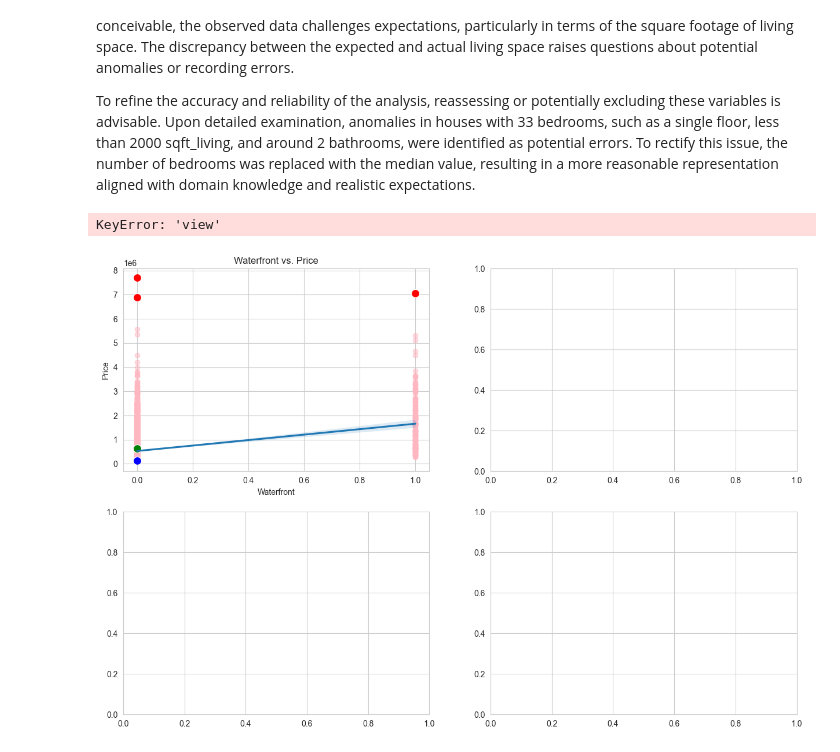
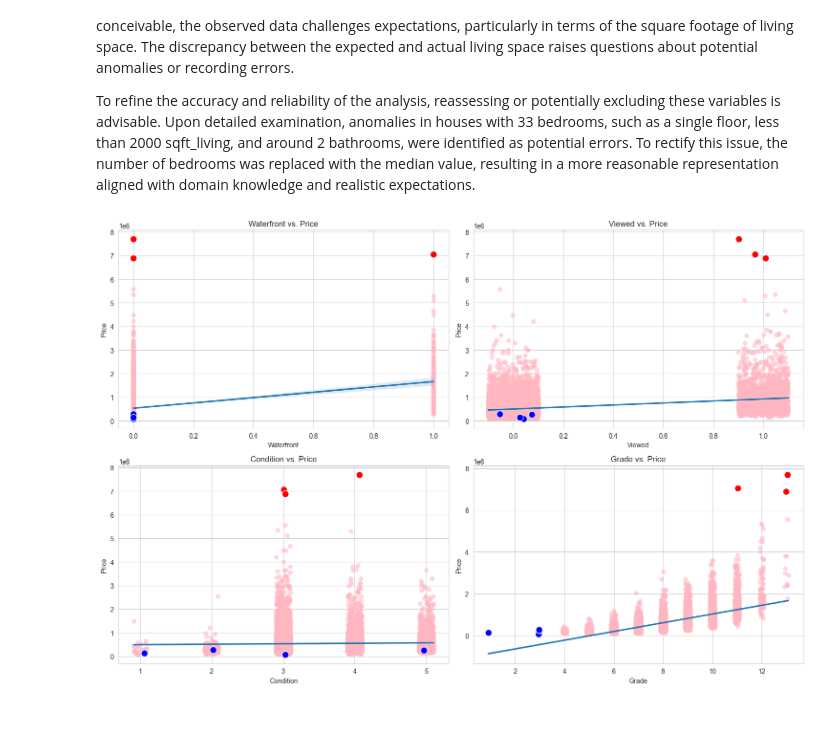
Before and after one commit to gizemguleli/RR_Project-Housing-Price-Dynamics-in-King-Cunty-WA, a Jupyter notebook: V1.ipynb, the cells around one changed output. Cells and saved outputs as stored; diff of their text form; code cells hidden in the pictures; blank space fills up the shorter version.

Commit message:
ext are changed according to new structure and graph results

```diff
--- a/V1.ipynb
+++ b/V1.ipynb
@@ -385,8 +448,6 @@ Feature Selection: Given the multicollinearity observed among sqft_living, sqft_
 
 The scatter plots collectively underscore similarities in the distribution patterns of all continuous variables concerning price. This graphical exploration enhances the understanding of the correlation between each continuous variable and housing prices, with the filter for prices drawing attention to three potential outliers. Identifying and comprehending such outliers is crucial for robust data analysis, aiding in informed decisions regarding their impact on statistical models and subsequent analyses. Further investigation and domain knowledge are typically required to interpret these outliers within the dataset's context.
 # %%
-import seaborn as sns
-
 # Set the style
 sns.set_style("whitegrid")
 
@@ -404,13 +465,13 @@ plot_index = 0
 for var in cont_vars:
     if var != exception_var:
         # Scatter plot
-        sns.scatterplot(x=var, y='price', data=house_data, color='lightgreen', ax=axes[plot_index])
+        sns.scatterplot(x=var, y='price', data=house_data2, color='lightgreen', ax=axes[plot_index])
 
         # Add regression line
-        sns.regplot(x=var, y='price', data=house_data, scatter=False, color='red', ax=axes[plot_index])
+        sns.regplot(x=var, y='price', data=house_data2, scatter=False, color='red', ax=axes[plot_index])
 
         # Highlight observations where housing prices exceed $6,000,000 with a red circle
-        outliers = house_data[house_data['price'] > 6000000]
+        outliers = house_data2[house_data2['price'] > 6000000]
         sns.scatterplot(x=outliers[var], y=outliers['price'], color='red', marker='o', s=100, ax=axes[plot_index])
 
         # Set plot title and labels
@@ -444,7 +505,7 @@ fig, axes = plt.subplots(2, 2, figsize=(15, 10))
 axes = axes.flatten()
 
 # Add noise for a more nuanced view
-house_data_with_noise = house_data.copy()
+house_data_with_noise = house_data2.copy()
 house_data_with_noise['price'] += np.random.normal(scale=10000, size=house_data_with_noise.shape[0])
 
 # Visualize the relationship between housing prices and discrete variables
@@ -457,6 +518,7 @@ for i, var in enumerate(disc_vars):
     sns.scatterplot(x=var, y='price', data=high_priced_outliers, color='red', marker='o', s=100, ax=axes[i])
 
     # Circle observations where the number of bedrooms equals 33 with distinctive green color
+    unusual_cases =house_data_with_noise[house_data_with_noise['bedrooms'] == 33]
     sns.scatterplot(x=var, y='price', data=unusual_cases, color='lime', marker='o', s=100, ax=axes[i])
 
     # Set plot title and labels
@@ -473,0 +539,9 @@ plt.show()
+# %%
+# Find indices where 'bedrooms' is 33
+indices_bedrooms_33 = house_data2[house_data2['bedrooms'] == 33].index
+
+# Print details of observations with 'bedrooms' value of 33
+for idx in indices_bedrooms_33:
+    print(f"Observation at index {idx}:")
+    print(house_data2.loc[idx])  # Print details of the observation
+    print("\n")  # Add a newline for better readability
@@ -474,3 +566,6 @@ plt.show()
+# %%
+# Replace the 'bedrooms' value of 33 with the median value of bedrooms
+house_data2.loc[indices_bedrooms_33, 'bedrooms'] = 3
 # %% [markdown]
 #### Categorical variables vs. “Price”
 
@@ -502,51 +597,34 @@ high_priced_outliers = house_data_modified[house_data_modified['price'] > 600000
 # Circle houses with the lowest grades (grade < 3) with blue circles
 lowest_grade_houses = house_data_modified[house_data_modified['grade'] < 3]
 
-# Circle houses with 33 bedrooms with green circles
-unusual_bedrooms_houses = house_data_modified[house_data_modified['bedrooms'] == 33]
-
-# Define variables for anomaly detection in houses with 33 bedrooms
-anomaly_conditions = (unusual_bedrooms_houses['waterfront'] == 0) & \
-                     (unusual_bedrooms_houses['viewed'] == 0) & \
-                     (unusual_bedrooms_houses['condition'] == 1)
-
-# Identify anomalies in houses with 33 bedrooms
-anomalies = unusual_bedrooms_houses[anomaly_conditions]
-
-# Replace the number of bedrooms with the median value for anomalies
-median_bedrooms = house_data_modified['bedrooms'].median()
-house_data_modified.loc[anomalies.index, 'bedrooms'] = median_bedrooms
 
 # Create a 2x2 grid of subplots
 fig, axes = plt.subplots(2, 2, figsize=(15, 10))
 
 # Flatten the axes array to iterate over each subplot
 axes = axes.flatten()
 
 # Visualize the relationship between categorical variables and housing prices
-for i, var in enumerate(cat_vars):
+for i, var in enumerate(cat_vars2):
     # Scatter plot with regression line
     sns.regplot(x=var, y='price', data=house_data_modified, scatter_kws={'color': 'lightpink', 'alpha': 0.5}, ax=axes[i])
 
     # Highlight high-priced outliers with red circles
     sns.scatterplot(x=var, y='price', data=high_priced_outliers, color='red', marker='o', s=100, ax=axes[i])
 
     # Highlight houses with the lowest grades with blue circles
     sns.scatterplot(x=var, y='price', data=lowest_grade_houses, color='blue', marker='o', s=100, ax=axes[i])
 
-    # Highlight houses with 33 bedrooms with green circles
-    sns.scatterplot(x=var, y='price', data=unusual_bedrooms_houses, color='green', marker='o', s=100, ax=axes[i])
 
     # Set plot title and labels
     axes[i].set_title(f'{var.capitalize()} vs. Price')
     axes[i].set_xlabel(var.capitalize())
     axes[i].set_ylabel('Price')
 
 # Adjust layout
 plt.tight_layout()
 
 # Show plots
 plt.show()
 # %% [output]
-KeyError: 'view'
-[figure, old version]
+[figure, new version]
```
Also changed, not shown: parts of 36 cells of this notebook, 1 other file.
